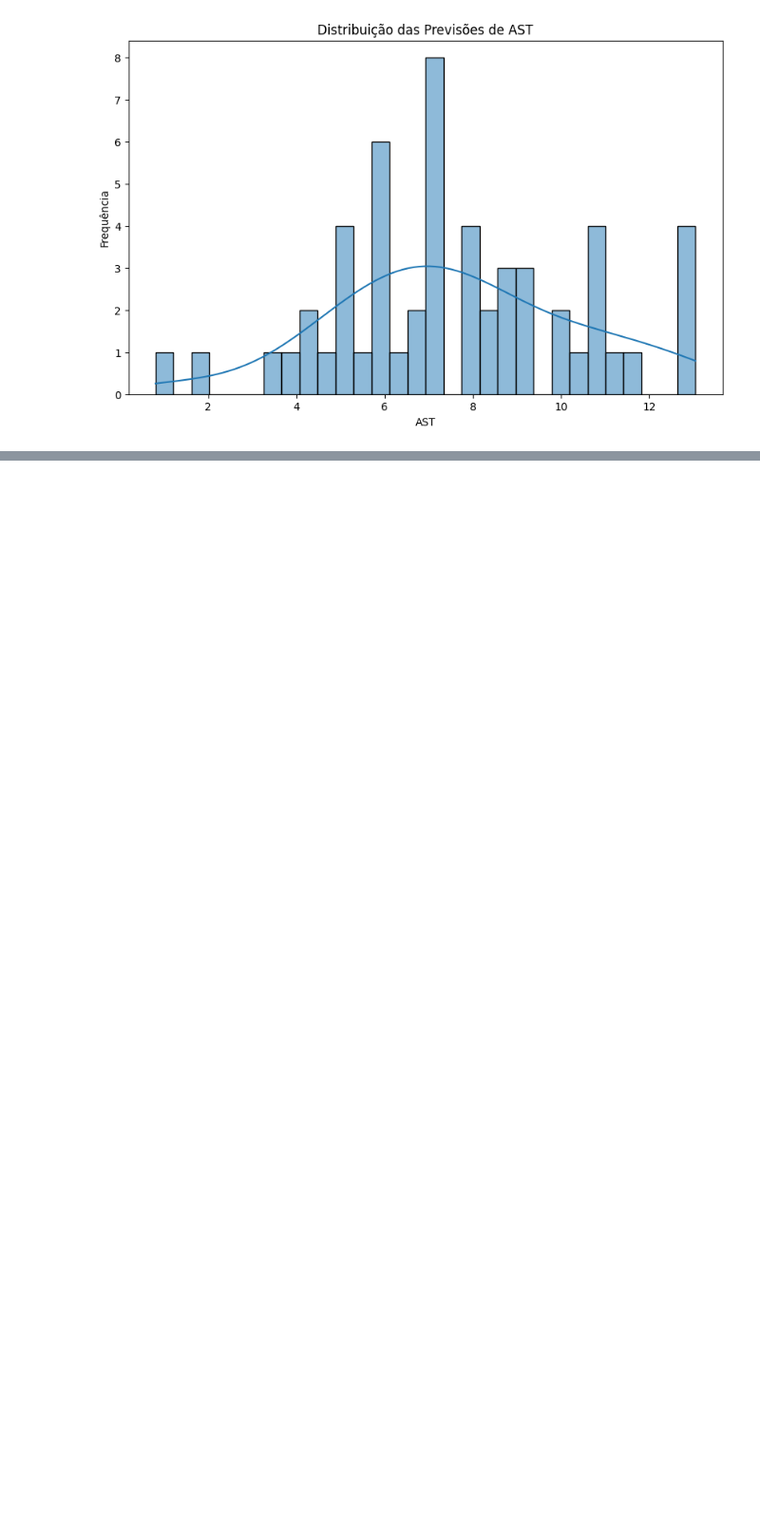
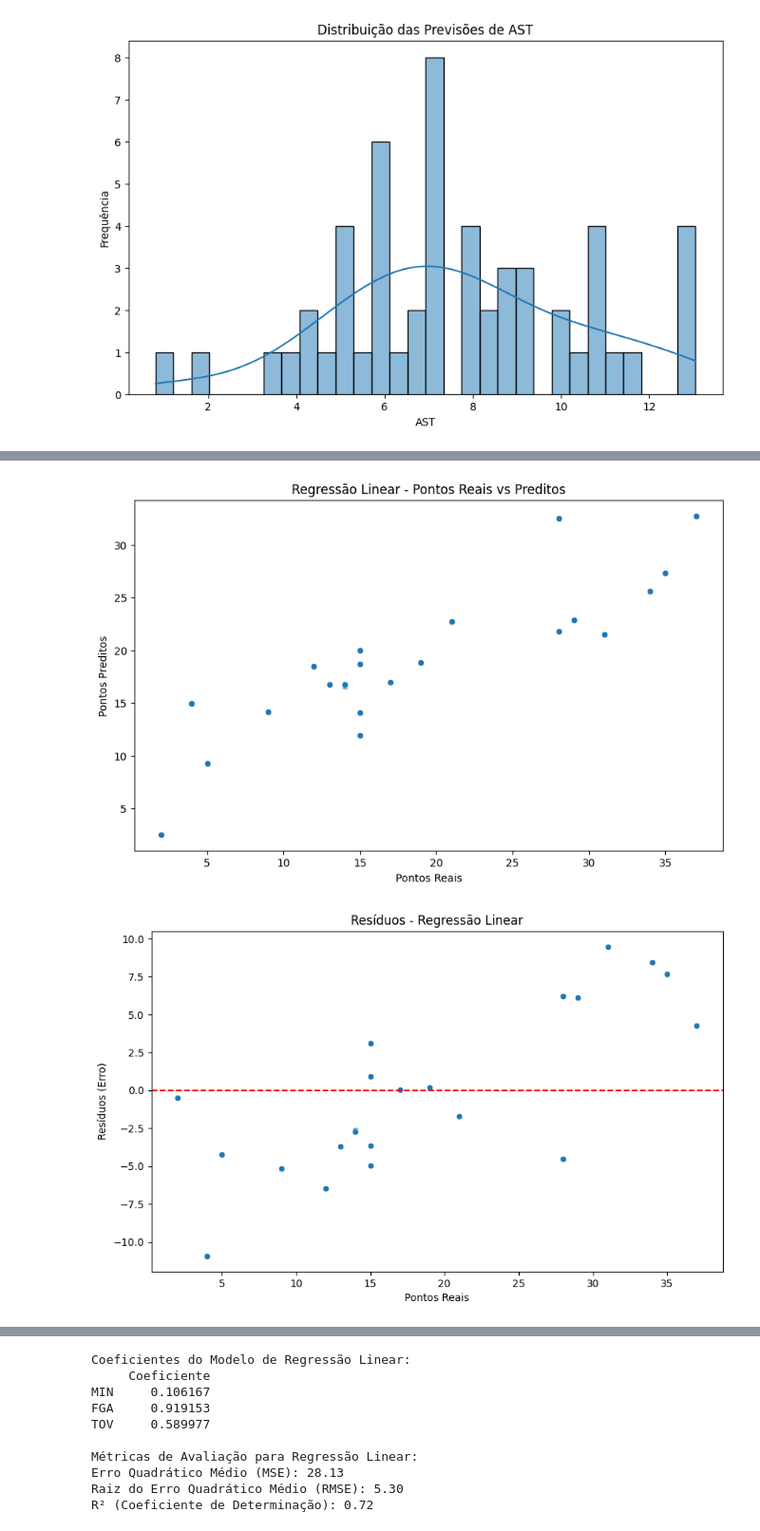
Before and after one commit to genarioazevedoufape/preditor_jogos_nba, a Jupyter notebook: EDA/estatistica_am_parte_3.ipynb, the cells around one changed output, grey strips where cells are left out. Shown at 95% size. Cells and saved outputs as stored; diff of their text form; code cells hidden in the pictures; blank space fills up the shorter version.

```diff
--- a/EDA/estatistica_am_parte_3.ipynb
+++ b/EDA/estatistica_am_parte_3.ipynb
@@ -480,0 +602,70 @@ def plot_roc_curve(y_true, y_pred):
+# %%
+# 🔹 Regressão Linear
+from sklearn.linear_model import LinearRegression
+from sklearn.metrics import mean_squared_error, r2_score
+
+# Dividir dados de treino e teste para regressão linear
+X_train, X_test, y_train_lin, y_test_lin = train_test_split(X, y_lin, test_size=0.2, random_state=42)
+
+# Criar e treinar o modelo
+lin_reg = LinearRegression()
+lin_reg.fit(X_train, y_train_lin)
+
+# Fazer previsões
+y_pred_lin = lin_reg.predict(X_test)
+
+# 📊 Visualizações - Regressão Linear
+
+# 1. Gráfico de dispersão - Pontos reais vs Preditos
+plt.figure(figsize=(10, 6))
+sns.scatterplot(x=y_test_lin, y=y_pred_lin)
+plt.xlabel("Pontos Reais")
+plt.ylabel("Pontos Preditos")
+plt.title("Regressão Linear - Pontos Reais vs Preditos")
+plt.show()
+
+# 2. Resíduo (Erro) - Erro de previsão vs Pontos reais
+residuals = y_test_lin - y_pred_lin
+plt.figure(figsize=(10, 6))
+sns.scatterplot(x=y_test_lin, y=residuals)
+plt.axhline(0, color="red", linestyle="--")
+plt.xlabel("Pontos Reais")
+plt.ylabel("Resíduos (Erro)")
+plt.title("Resíduos - Regressão Linear")
+plt.show()
+
+# 3. Histograma dos resíduos
+plt.figure(figsize=(10, 6))
+sns.histplot(residuals, kde=True, color="blue")
+plt.title("Distribuição dos Resíduos")
+plt.xlabel("Erro de Previsão")
+plt.ylabel("Frequência")
+plt.show()
+
+# 4. Gráfico de linha - Preditos vs Reais
+plt.figure(figsize=(10, 6))
+plt.plot(y_test_lin.values, label="Pontos Reais", color="blue")
+plt.plot(y_pred_lin, label="Pontos Preditos", color="red", linestyle="--")
+plt.xlabel("Índice")
+plt.ylabel("Pontos")
+plt.title("Regressão Linear - Pontos Reais vs Preditos")
+plt.legend()
+plt.show()
+
+# 5. Coeficientes do Modelo
+coefficients = pd.DataFrame(lin_reg.coef_, X.columns, columns=["Coeficiente"])
+print("Coeficientes do Modelo de Regressão Linear:")
+print(coefficients)
+
+# 6. Métricas de Avaliação
+mse = mean_squared_error(y_test_lin, y_pred_lin)
+rmse = np.sqrt(mse)
+r2 = r2_score(y_test_lin, y_pred_lin)
+
+print("\nMétricas de Avaliação para Regressão Linear:")
+print(f"Erro Quadrático Médio (MSE): {mse:.2f}")
+print(f"Raiz do Erro Quadrático Médio (RMSE): {rmse:.2f}")
+print(f"R² (Coeficiente de Determinação): {r2:.2f}")
+# %% [output]
+[figure, added]
+[figure, added]
@@ -480,0 +674,10 @@ def plot_roc_curve(y_true, y_pred):
+Coeficientes do Modelo de Regressão Linear:
+     Coeficiente
+MIN     0.106167
+FGA     0.919153
+TOV     0.589977
+
+Métricas de Avaliação para Regressão Linear:
+Erro Quadrático Médio (MSE): 28.13
+Raiz do Erro Quadrático Médio (RMSE): 5.30
+R² (Coeficiente de Determinação): 0.72
```
Also changed, not shown: parts of 6 cells of this notebook.
